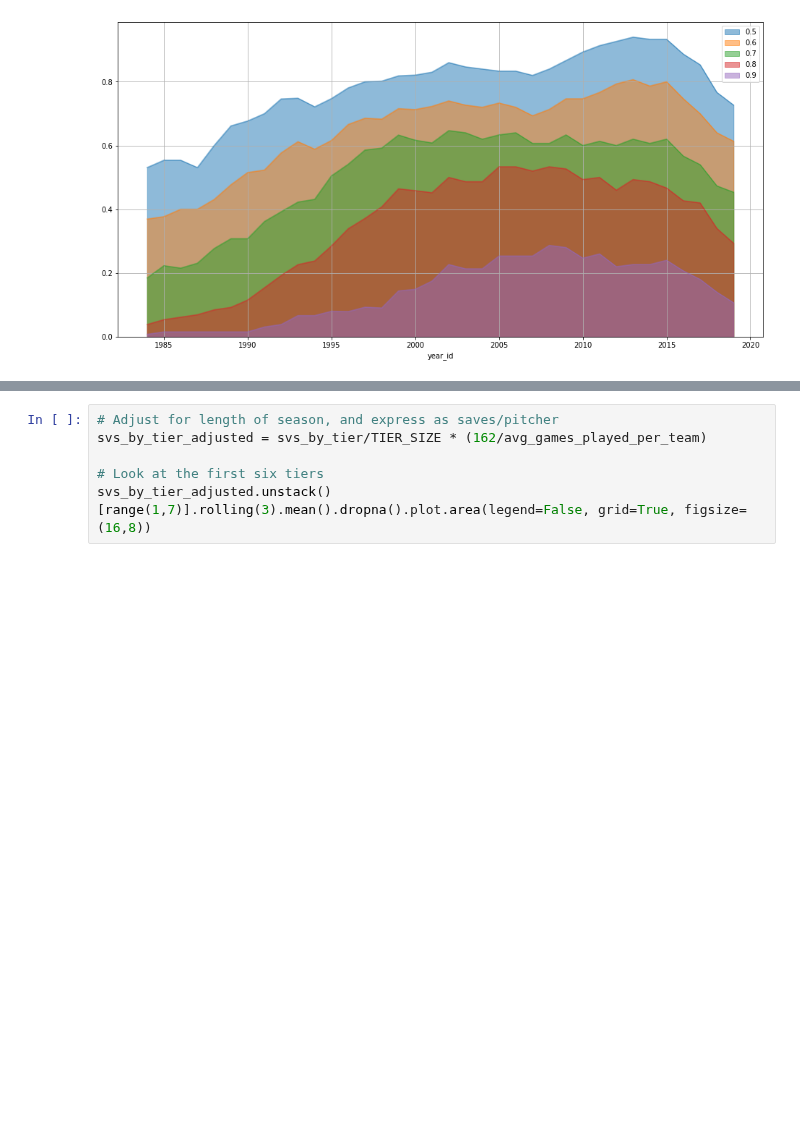
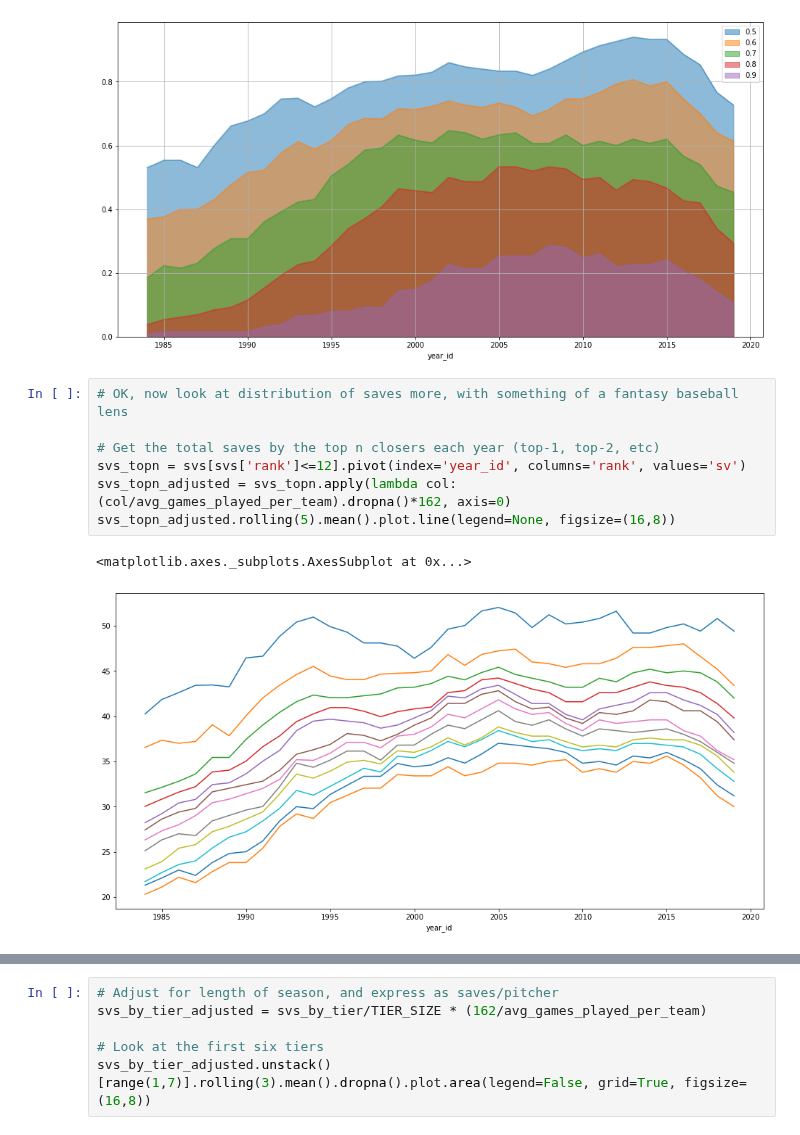
Before and after one commit to sdvinay/baseball_sql, a Jupyter notebook: pandas/distribution_of_saves.ipynb, the cells around one changed output, grey strips where cells are left out. Saved outputs shown, nothing was run; the diff lists cells and outputs as text; blank space fills up the shorter version.

```diff
--- a/pandas/distribution_of_saves.ipynb
+++ b/pandas/distribution_of_saves.ipynb
@@ -76,4 +69,14 @@ pd.concat([(team_pct_saves_by_leader>pct).groupby('year_id').mean().rename(pct)
 # %% [output]
 <matplotlib.axes._subplots.AxesSubplot at 0x...>
 [figure]
+# %%
+# OK, now look at distribution of saves more, with something of a fantasy baseball lens
+
+# Get the total saves by the top n closers each year (top-1, top-2, etc)
+svs_topn = svs[svs['rank']<=12].pivot(index='year_id', columns='rank', values='sv')
+svs_topn_adjusted = svs_topn.apply(lambda col: (col/avg_games_played_per_team).dropna()*162, axis=0)
+svs_topn_adjusted.rolling(5).mean().plot.line(legend=None, figsize=(16,8))
+# %% [output]
+<matplotlib.axes._subplots.AxesSubplot at 0x...>
+[figure, added]
 # %%
```
Also changed, not shown: parts of 6 cells of this notebook.
